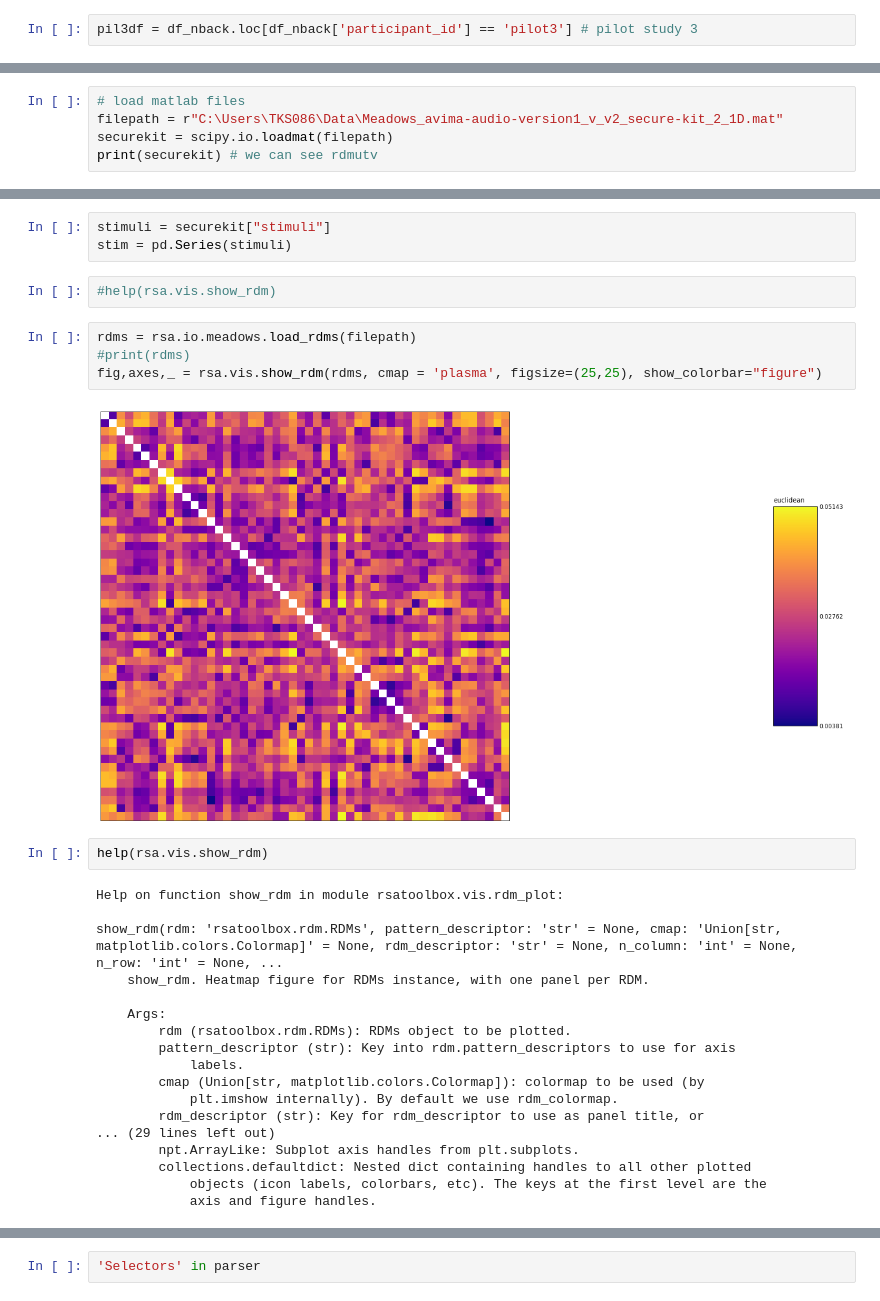
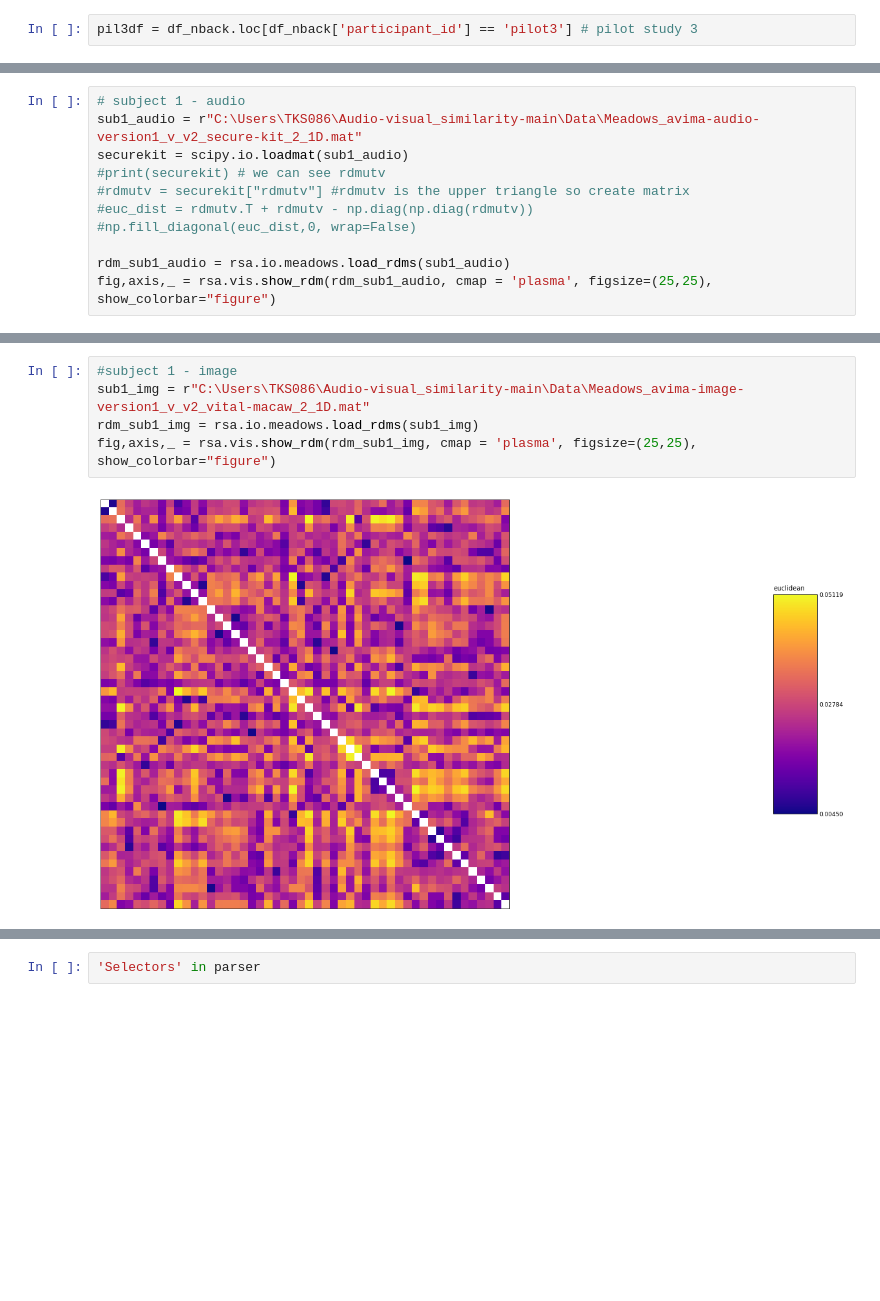
Before and after one commit to Taranks7/AVIMA, a Jupyter notebook: AVIMA_analysis.ipynb, the cells around one changed output, grey strips where cells are left out. Cells and saved outputs as stored; diff of their text form; blank space fills up the shorter version.

```diff
--- a/AVIMA_analysis.ipynb
+++ b/AVIMA_analysis.ipynb
@@ -149,6 +161,12 @@ pil3df = df_nback.loc[df_nback['participant_id'] == 'pilot3'] # pilot study 3
 # %%
-# load matlab files
-filepath = r"C:\Users\TKS086\Data\Meadows_avima-audio-version1_v_v2_secure-kit_2_1D.mat"
-securekit = scipy.io.loadmat(filepath)
-print(securekit) # we can see rdmutv
+# subject 1 - audio
+sub1_audio = r"C:\Users\TKS086\Audio-visual_similarity-main\Data\Meadows_avima-audio-version1_v_v2_secure-kit_2_1D.mat"
+securekit = scipy.io.loadmat(sub1_audio)
+#print(securekit) # we can see rdmutv
+#rdmutv = securekit["rdmutv"] #rdmutv is the upper triangle so create matrix
+#euc_dist = rdmutv.T + rdmutv - np.diag(np.diag(rdmutv))
+#np.fill_diagonal(euc_dist,0, wrap=False)
+
+rdm_sub1_audio = rsa.io.meadows.load_rdms(sub1_audio)
+fig,axis,_ = rsa.vis.show_rdm(rdm_sub1_audio, cmap = 'plasma', figsize=(25,25), show_colorbar="figure")
 # %% [output]
@@ -178,31 +174,7 @@ np.fill_diagonal(euc_dist,0, wrap=False)
-# %%
-stimuli = securekit["stimuli"]
-stim = pd.Series(stimuli)
-# %%
-#help(rsa.vis.show_rdm)
-# %%
-rdms = rsa.io.meadows.load_rdms(filepath)
-#print(rdms)
-fig,axes,_ = rsa.vis.show_rdm(rdms, cmap = 'plasma', figsize=(25,25), show_colorbar="figure")
-# %% [output]
-[figure, removed]
-# %%
-help(rsa.vis.show_rdm)
-# %% [output]
-Help on function show_rdm in module rsatoolbox.vis.rdm_plot:
-
-show_rdm(rdm: 'rsatoolbox.rdm.RDMs', pattern_descriptor: 'str' = None, cmap: 'Union[str, matplotlib.colors.Colormap]' = None, rdm_descriptor: 'str' = None, n_column: 'int' = None, n_row: 'int' = None, ...
-    show_rdm. Heatmap figure for RDMs instance, with one panel per RDM.
-
-    Args:
-        rdm (rsatoolbox.rdm.RDMs): RDMs object to be plotted.
-        pattern_descriptor (str): Key into rdm.pattern_descriptors to use for axis
-            labels.
-        cmap (Union[str, matplotlib.colors.Colormap]): colormap to be used (by
-            plt.imshow internally). By default we use rdm_colormap.
-        rdm_descriptor (str): Key for rdm_descriptor to use as panel title, or
-... (29 lines left out)
-        npt.ArrayLike: Subplot axis handles from plt.subplots.
-        collections.defaultdict: Nested dict containing handles to all other plotted
-            objects (icon labels, colorbars, etc). The keys at the first level are the
-            axis and figure handles.
+# %%
+#subject 1 - image
+sub1_img = r"C:\Users\TKS086\Audio-visual_similarity-main\Data\Meadows_avima-image-version1_v_v2_vital-macaw_2_1D.mat"
+rdm_sub1_img = rsa.io.meadows.load_rdms(sub1_img)
+fig,axis,_ = rsa.vis.show_rdm(rdm_sub1_img, cmap = 'plasma', figsize=(25,25), show_colorbar="figure")
+# %% [output]
+[figure, added]
```
Also changed, not shown: parts of 126 cells of this notebook.
